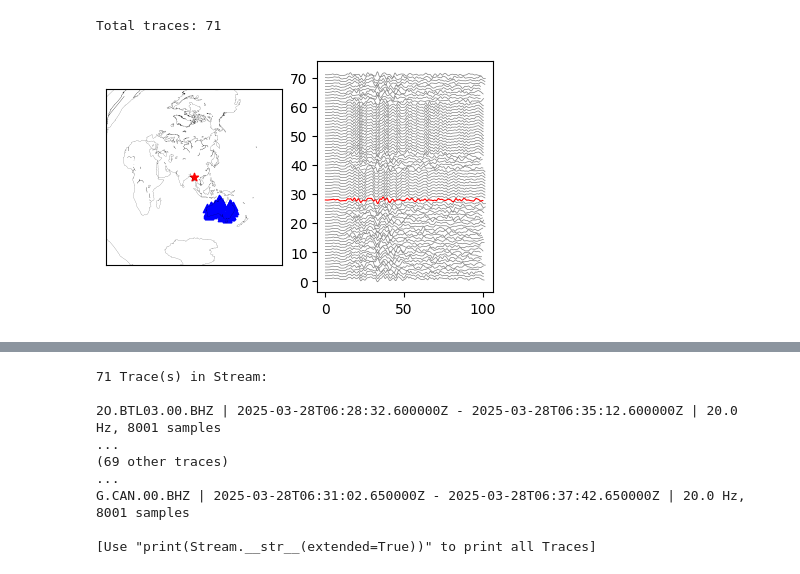
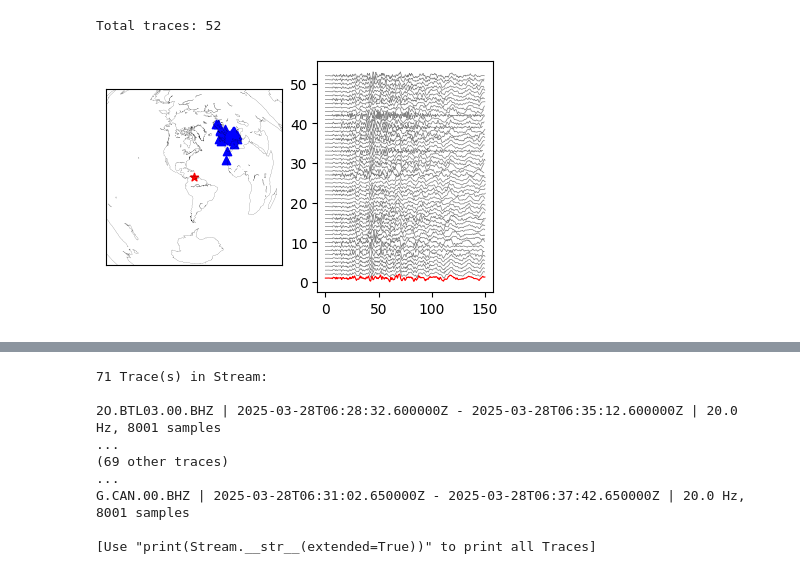
Before and after one commit to ajay6763/earthquake_bp_obspy, a Jupyter notebook: Array_selection.ipynb, the cells around one changed output, grey strips where cells are left out. Saved outputs shown, nothing was run; the diff lists cells and outputs as text; code cells hidden in the pictures.

```diff
--- a/Array_selection.ipynb
+++ b/Array_selection.ipynb
@@ -29,8 +29,8 @@ corr_window=10
 snr_window=10
 extra_label='_10_sps'
 
-file='input_default.csv'
-file='input_Myanmar_March_2025_AU.csv'
+#file='input_default.csv'
+file='input_VEN_Mw7.2.csv'
 
 input = pd.read_csv('./'+file,header=None)
 a=input.to_dict('series')
@@ -443,17 +456,15 @@ stream_test=stream_work.copy()
 # %%
-#Australia
-az_min=120
-az_max=160
-dist_min=45 #30
-dist_max=80
+#EU
+stream_test=stream_work.copy()
+az_min=0
+az_max=80
+dist_min=30 #30
+dist_max=90
 stream_out=array_selection_plot(stream_test,event_lat,event_long,az_min,az_max,dist_min,dist_max,
-                    bp_l=0.05,bp_h=2,max_lag=10,time_before=10,time_after=20,
-                     corr_thres=0.2,t_plot_start=0,
-                     t_plot_end=100,SNR=4)
-#stream_out=array_selection_plot_(stream_test,event_lat,event_long,az_min,az_max,dist_min,dist_max,
-#                    bp_l=0.2,bp_h=2.5,max_lag=10,time_before=10,time_after=10,
-#                     corr_thres=0.1,t_plot_start=10,
-#                     t_plot_end=60,SNR=2)
+                    bp_l=0.01,bp_h=0.1,time_start=Start_P_cut_time,
+                                max_lag=10,time_before=10,time_after=10,
+                     threshold_correlation=0.6,t_plot_start=0,
+                     t_plot_end=150,SNR=4)
 # %% [output]
-Total traces: 71
+Total traces: 52
-[figure, old version]
+[figure, new version]
```
Also changed, not shown: parts of 16 cells of this notebook, 4 other files.
